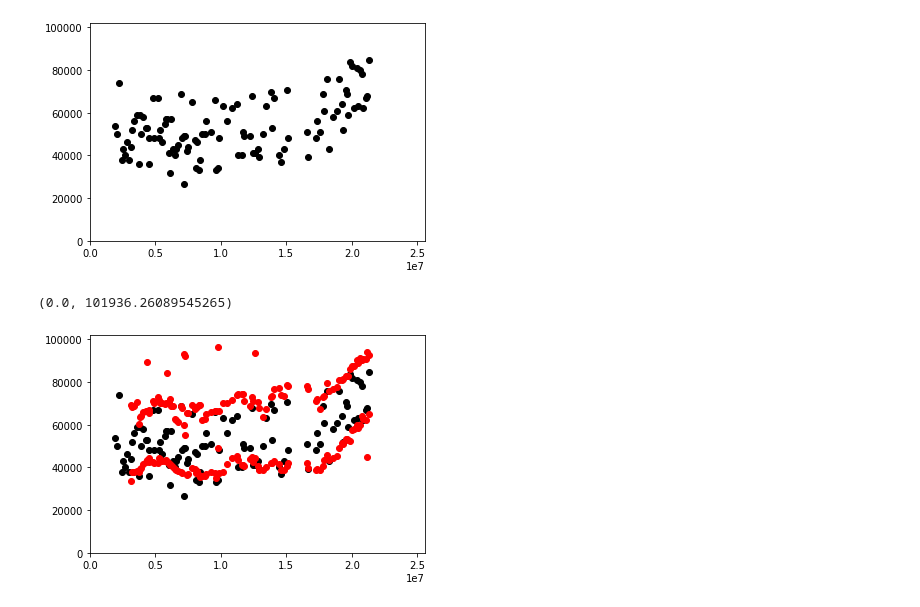
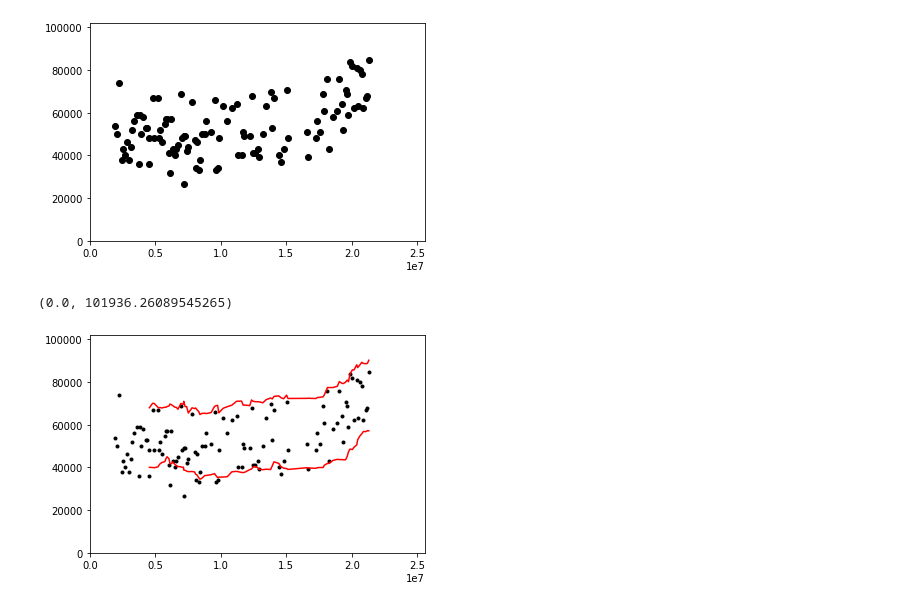
Before and after one commit to josephmate/PredictBabyDelivery, a Jupyter notebook: analysis.ipynb, the cells around one changed output. Drawn from its saved outputs; the diff is of its cells as text; code cells hidden in the pictures.

```diff
--- a/analysis.ipynb
+++ b/analysis.ipynb
@@ -1,6 +1,7 @@
 # %%
 import json
 import matplotlib.pyplot as plt
+import numpy as np
 
 with open("data/baby1.json") as datafile:
   data = json.load(datafile)
@@ -11,6 +12,13 @@ for entry in data["contractions"]:
     time_msec.append(entry["startTime"])
     contraction_length_msec.append(entry["duration"])
 
+time_msec = np.array(time_msec)
+contraction_length_msec = np.array(contraction_length_msec)
+indexes = time_msec.argsort()
+time_msec = time_msec[indexes]
+contraction_length_msec = contraction_length_msec[indexes]
+
+
 plt.plot(time_msec, contraction_length_msec, 'o', color='black')
 plt.xlim([0, max(time_msec)*1.2])
 plt.ylim([0, max(contraction_length_msec)*1.2])
@@ -18,28 +26,27 @@ plt.ylim([0, max(contraction_length_msec)*1.2])
 (0.0, 101936.26089545265)
 [figure]
 # %%
-import numpy as np
 
-WINDOW_SIZE = 3
+WINDOW_SIZE = 20
 
 means = []
 standard_devs = []
 mean_upper = []
 mean_lower = []
 for i in range(WINDOW_SIZE-1, len(contraction_length_msec)):
     contraction_sub_array = contraction_length_msec[i-WINDOW_SIZE+1:i+1]
     mean = np.mean(contraction_sub_array)
     standard_dev = np.std(contraction_sub_array)
     means.append(mean)
     standard_devs.append(standard_dev)
     mean_upper.append(mean+2*standard_dev)
     mean_lower.append(mean+2-standard_dev)
 
-plt.plot(time_msec, contraction_length_msec, 'o', color='black')
-plt.plot(time_msec[WINDOW_SIZE-1:len(contraction_length_msec)], mean_upper, 'o', color='red')
-plt.plot(time_msec[WINDOW_SIZE-1:len(contraction_length_msec)], mean_lower, 'o', color='red')
+plt.plot(time_msec, contraction_length_msec, '.', color='black')
+plt.plot(time_msec[WINDOW_SIZE-1:len(contraction_length_msec)], mean_upper, '-', color='red')
+plt.plot(time_msec[WINDOW_SIZE-1:len(contraction_length_msec)], mean_lower, '-', color='red')
 plt.xlim([0, max(time_msec)*1.2])
 plt.ylim([0, max(contraction_length_msec)*1.2])
 # %% [output]
 (0.0, 101936.26089545265)
-[figure, old version]
+[figure, new version]
```
